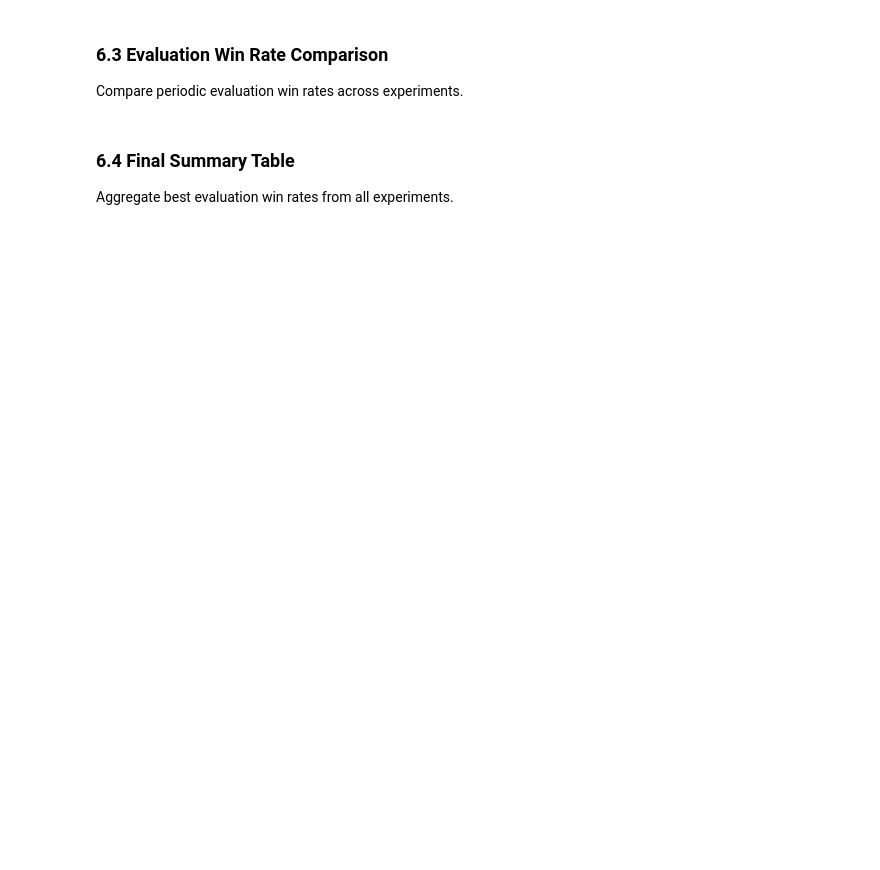
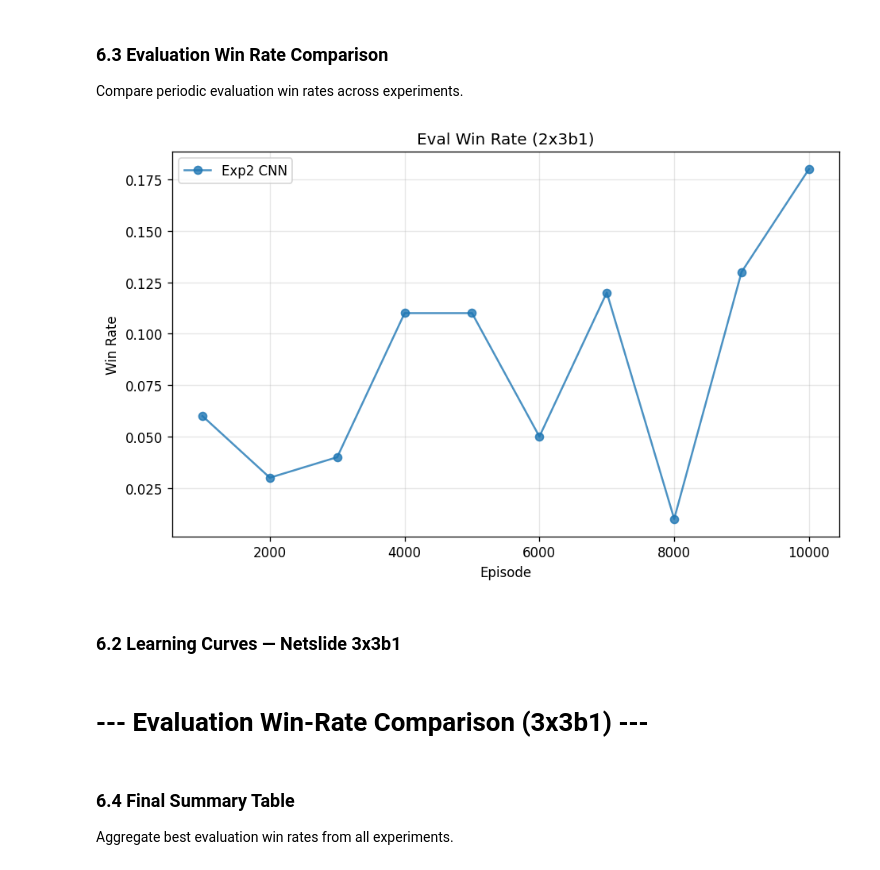
Before and after one commit to fleer/dyad_rl, a Jupyter notebook: experiment.ipynb, the cells around one changed output. Drawn from its saved outputs; the diff is of its cells as text; code cells hidden in the pictures; blank space fills up the shorter version.

```diff
--- a/experiment.ipynb
+++ b/experiment.ipynb
@@ -403,44 +656,26 @@ Compare periodic evaluation win rates across experiments.
 # %%
 # --- Evaluation Win-Rate Comparison (2x3b1) ---
 eval_jsons_2x3 = {
-    "Exp1 MLP": "results/exp1_mlp_2x3/exp1_mlp_2x3_eval.json",
+    # "Exp1 MLP": "results/exp1_mlp_2x3/exp1_mlp_2x3_eval.json",
     "Exp2 CNN": "results/exp2_cnn_2x3/exp2_cnn_2x3_eval.json",
-    "Exp3 Dyad (A)": "results/exp3_dyad_2x3/agent_a_eval.json",
-    "Exp3 Dyad (B)": "results/exp3_dyad_2x3/agent_b_eval.json",
+    # "Exp3 Dyad (A)": "results/exp3_dyad_2x3/agent_a_eval.json",
+    # "Exp3 Dyad (B)": "results/exp3_dyad_2x3/agent_b_eval.json",
 }
 avail_eval = {k: v for k, v in eval_jsons_2x3.items() if os.path.exists(v)}
 if avail_eval:
     plot_eval_comparison(avail_eval, "results/visualizations/2x3")
 
     fig, ax = plt.subplots(figsize=(8, 5))
     for name, json_path in avail_eval.items():
         evals = load_eval_json(json_path)
         ax.plot([e["episode"] for e in evals], [e["win_rate"] for e in evals],
                 marker="o", label=name, alpha=0.8)
     ax.set(xlabel="Episode", ylabel="Win Rate", title="Eval Win Rate (2x3b1)")
     ax.legend(); ax.grid(alpha=0.3)
     plt.tight_layout(); plt.show()
 else:
     print("No 2x3b1 eval results found yet.")
-
-# --- Evaluation Win-Rate Comparison (3x3b1) ---
-eval_jsons_3x3 = {
-    "Exp1 MLP": "results/exp1_mlp_3x3/exp1_mlp_3x3_eval.json",
-    "Exp2 CNN": "results/exp2_cnn_3x3/exp2_cnn_3x3_eval.json",
-    "Exp3 Dyad (A)": "results/exp3_dyad_3x3/agent_a_eval.json",
-    "Exp3 Dyad (B)": "results/exp3_dyad_3x3/agent_b_eval.json",
-}
-avail_eval_3 = {k: v for k, v in eval_jsons_3x3.items() if os.path.exists(v)}
-if avail_eval_3:
-    plot_eval_comparison(avail_eval_3, "results/visualizations/3x3")
-
-    fig, ax = plt.subplots(figsize=(8, 5))
-    for name, json_path in avail_eval_3.items():
-        evals = load_eval_json(json_path)
-        ax.plot([e["episode"] for e in evals], [e["win_rate"] for e in evals],
-                marker="o", label=name, alpha=0.8)
-    ax.set(xlabel="Episode", ylabel="Win Rate", title="Eval Win Rate (3x3b1)")
-    ax.legend(); ax.grid(alpha=0.3)
-    plt.tight_layout(); plt.show()
-else:
-    print("No 3x3b1 eval results found yet.")
+# %% [output]
+[figure, added]
+# %% [markdown]
+### 6.2 Learning Curves — Netslide 3x3b1
@@ -446,0 +711,2 @@ else:
+# %% [markdown]
+# --- Evaluation Win-Rate Comparison (3x3b1) ---
```
Also changed, not shown: parts of 10 cells of this notebook, 15 other files.
